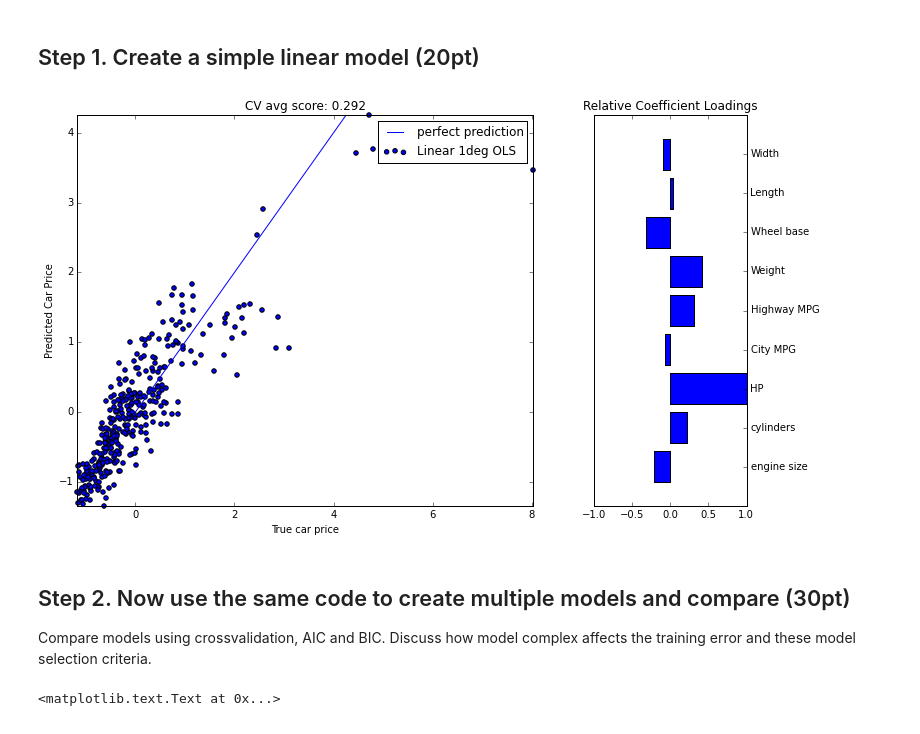
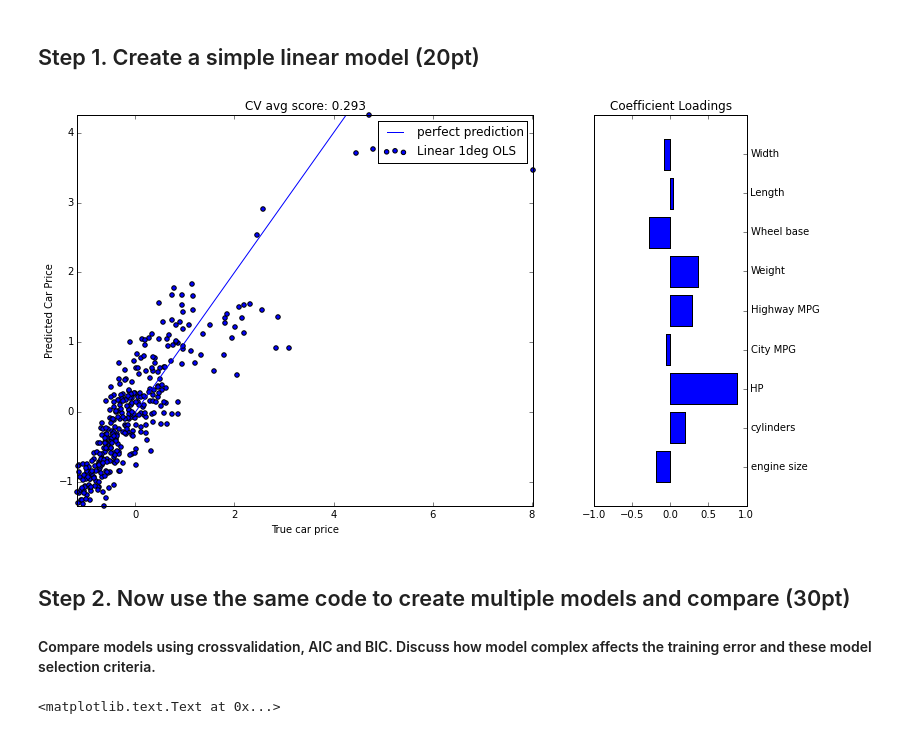
Before and after one commit to rtbs-dev/F15_MAE301, a Jupyter notebook: MAE301HW5_StudentHidden.ipynb, the cells around one changed output. Drawn from its saved outputs; the diff is of its cells as text; code cells hidden in the pictures.

Commit message:
Added student version. Needs AIC/BIC

```diff
--- a/MAE301HW5_StudentHidden.ipynb
+++ b/MAE301HW5_StudentHidden.ipynb
@@ -83,30 +83,22 @@ Notice the trend/trends we see when we overlay prices? That indicates an underly
 ## Step 1. Create a simple linear model (20pt)
 # %%
 # response are car prices, i.e., the first column of the data matrix #
-#y = scaler_func.fit_transform(np.log10(scaler_func.inverse_transform(data_scaled)[:,0]))
+y_train = data_scaled[:,0]
 # covariates are the other columns. Dealer cost is not included since it correlates too much with the price #
 X_train = data_scaled[:,1:]
 
-# # split only on our side
-# X_train, X_test, y_train, y_test = train_test_split(X, y,
-# test_size=0.1, random_state=0)
 
-# use the following for students
-y_train = data_scaled[:,0]
-# a set of linear models with polynomial terms
 n, p = X_train.shape # get #samples and #dimensions
 
-ncv = 15 # number of cross valiation
+ncv = 10 # number of cross valiation
 
+lin_reg = LinearRegression() #new "modelling" object
 
+lin_reg.fit(X_train, y_train) # do the regresion
 
-
-lin_reg = LinearRegression()
-
-lin_reg.fit(X_train, y_train)
 error = ((lin_reg.predict(X_train) - y_train)**2).sum()
 
-yhat = lin_reg.predict(X_train)
+yhat = lin_reg.predict(X_train) #predict prices based on the model
 
 
 # Evaluate the models using crossvalidation
@@ -115,32 +107,32 @@ scores= cross_validation.cross_val_score(lin_reg,
 # %%
 from matplotlib import gridspec
 plt.figure(figsize=(12, 7))
 gs = gridspec.GridSpec(1, 2, width_ratios=[3, 1])
 
 ax = plt.subplot(gs[0])
 plt.scatter(y_train, yhat, label="Linear 1deg OLS", clip_on=False)
 plt.title("CV avg score: {:.3}".format(abs(scores.mean())))
 plt.xlabel("True car price")
 plt.ylabel("Predicted Car Price")
 plt.xlim((min(y_train), max(y_train)))
 plt.ylim((min(yhat), max(yhat)))
 plt.plot(range(100000), label="perfect prediction")
 plt.legend()
 
 ax = plt.subplot(gs[1])
 ypos = np.arange(len(var[1:]))
-plt.barh(ypos, lin_reg.coef_/lin_reg.coef_.max(), align='center')
+plt.barh(ypos, lin_reg.coef_, align='center')
 plt.yticks(ypos, var[1:])
 ax.yaxis.tick_right()
-plt.title("Relative Coefficient Loadings")
+plt.title("Coefficient Loadings")
 plt.xlim([-1,1])
 fig.tight_layout(pad=1.9)
 # %% [output]
-[figure, old version]
+[figure, new version]
 # %% [markdown]
 ## Step 2. Now use the same code to create multiple models and compare (30pt)
 
-Compare models using crossvalidation, AIC and BIC. Discuss how model complex affects the training error and these model selection criteria.
+#### Compare models using crossvalidation, AIC and BIC. Discuss how model complex affects the training error and these model selection criteria.
 # %%
 
 # loading all packages... #
```
Also changed, not shown: parts of 4 cells of this notebook.
